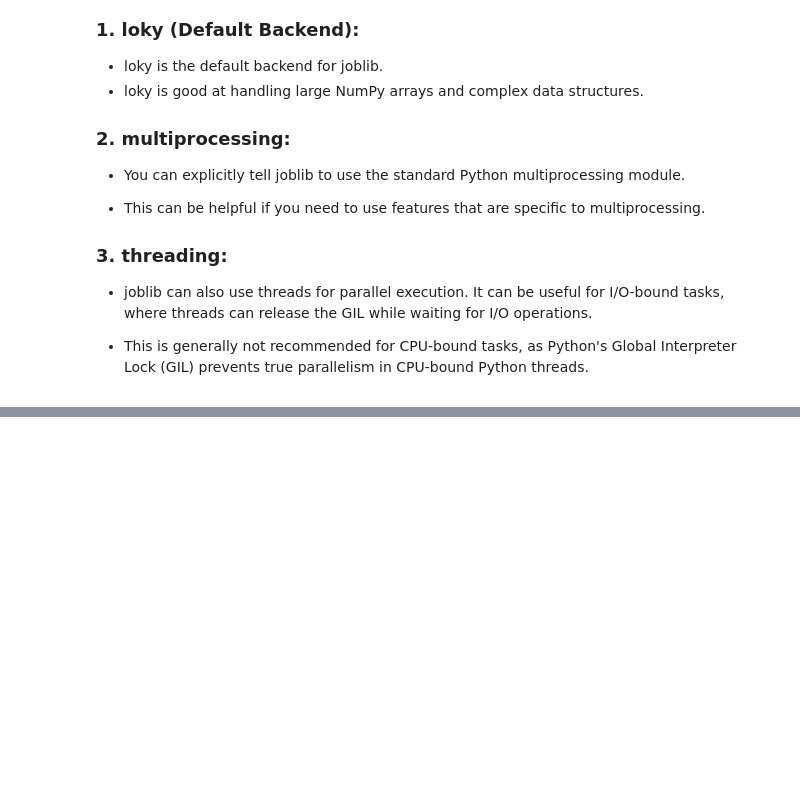
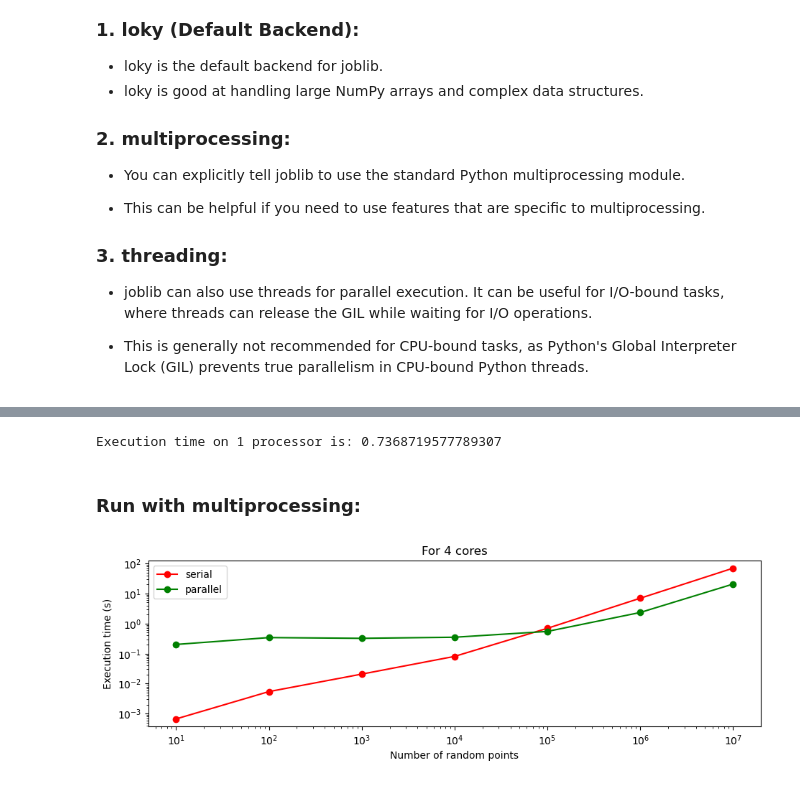
Before and after one commit to DaVas1410/computational-physics-2, a Jupyter notebook: unit-3/306-python-joblib.ipynb, the cells around one changed output, grey strips where cells are left out. Drawn from its saved outputs; the diff is of its cells as text; code cells hidden in the pictures; blank space fills up the shorter version.

```diff
--- a/unit-3/306-python-joblib.ipynb
+++ b/unit-3/306-python-joblib.ipynb
@@ -91,7 +89,7 @@ print(end - start)
 # Time stamp at the beginning of the execution
 start = time.time()
 
-results = Parallel(n_jobs = 4)(delayed(random_square.random_square)(i) for i in range(1000000))
+results = Parallel(n_jobs = 4)(delayed(matrix_op.matrix_op)(i) for i in range(1000000))
 
 # Time stamp at the end of the execution
 end = time.time()
@@ -139,7 +133,7 @@ def serial(n):
 
     # Loop
     for i in range(n):
-        results.append(random_square.random_square(i))
+        results.append(matrix_op.matrix_op(i))
 
     # Time stamp
     end = time.time()
@@ -158,7 +152,7 @@ def parallel(n, n_cpu):
     start = time.time()
 
     # Call joblib
-    Parallel(n_jobs = n_cpu)(delayed(random_square.random_square)(i) for i in range(n))
+    Parallel(n_jobs = n_cpu)(delayed(matrix_op.matrix_op)(i) for i in range(n))
 
     # Time stamp
     end = time.time()
@@ -448,0 +438,19 @@ Threading time is:  16.410134077072144
+# %%
+# Start time stamp
+start = time.time()
+
+# Empty list to store the output matrices
+mat_out = []
+
+# Call our module
+for j in range(100000):
+    mat_out.append(matrix_op.matrix_op(j))
+
+# End time stamp
+end = time.time()
+# %%
+print(f"Execution time on 1 processor is: {end-start}")
+# %% [output]
+Execution time on 1 processor is: 0.7368719577789307
+# %% [markdown]
+### Run with multiprocessing:
@@ -448,0 +501,26 @@ Threading time is:  16.410134077072144
+# %%
+# Generate numbers in log-space:
+n_run = np.logspace(1, 7, num = 7)
+
+n_cpu = 4
+#print(n_run)
+
+# Call functions for each n_run[i]
+t_serial = np.array([serial(int(n)) for n in n_run])
+t_parallel = np.array([parallel(int(n), n_cpu) for n in n_run])
+# %%
+plt.figure(figsize = (11, 3))
+
+plt.title(f"For {n_cpu} cores")
+plt.plot(n_run, t_serial, '-o', color = "red", label = 'serial')
+plt.plot(n_run, t_parallel, '-o', color = "green", label = 'parallel')
+
+plt.loglog()
+plt.legend()
+
+plt.ylabel('Execution time (s)')
+plt.xlabel('Number of random points')
+
+plt.show()
+# %% [output]
+[figure, added]
```
Also changed, not shown: parts of 14 cells of this notebook, 5 other files.
